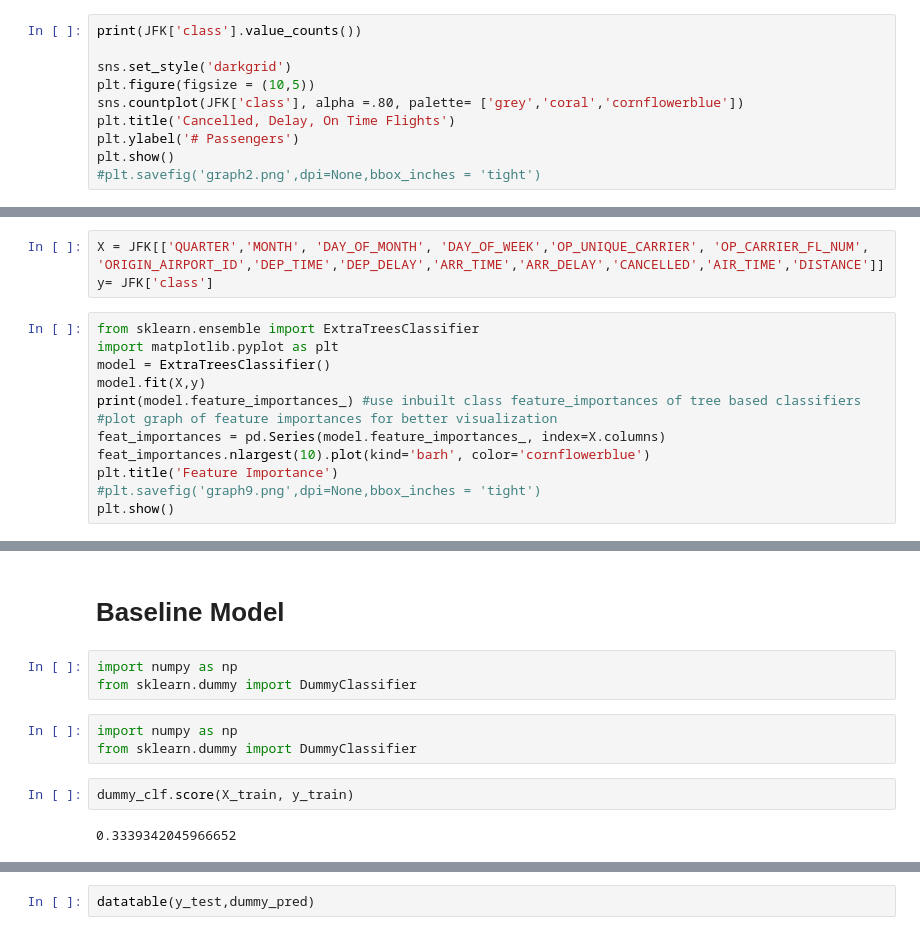
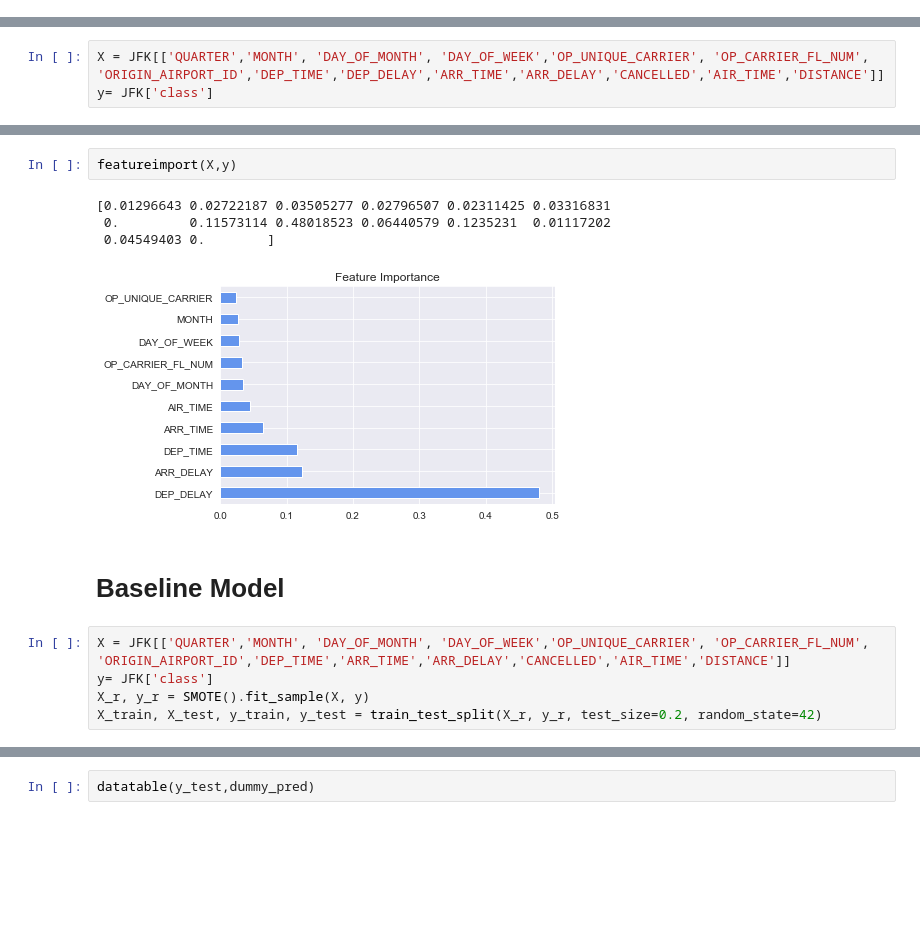
Before and after one commit to emilia329/Fly-High, a Jupyter notebook: JFKModel.ipynb, the cells around one changed output, grey strips where cells are left out. Cells and saved outputs as stored; diff of their text form; blank space fills up the shorter version.

```diff
--- a/JFKModel.ipynb
+++ b/JFKModel.ipynb
@@ -58,10 +47,0 @@ percentage of ontime fights 72.21180880974696
-# %%
-print(JFK['class'].value_counts())
-
-sns.set_style('darkgrid')
-plt.figure(figsize = (10,5))
-sns.countplot(JFK['class'], alpha =.80, palette= ['grey','coral','cornflowerblue'])
-plt.title('Cancelled, Delay, On Time Flights')
-plt.ylabel('# Passengers')
-plt.show()
-#plt.savefig('graph2.png',dpi=None,bbox_inches = 'tight')
@@ -74,15 +62,3 @@ Name: class, dtype: int64
 # %%
 X = JFK[['QUARTER','MONTH', 'DAY_OF_MONTH', 'DAY_OF_WEEK','OP_UNIQUE_CARRIER', 'OP_CARRIER_FL_NUM', 'ORIGIN_AIRPORT_ID','DEP_TIME','DEP_DELAY','ARR_TIME','ARR_DELAY','CANCELLED','AIR_TIME','DISTANCE']]
 y= JFK['class']
-# %%
-from sklearn.ensemble import ExtraTreesClassifier
-import matplotlib.pyplot as plt
-model = ExtraTreesClassifier()
-model.fit(X,y)
-print(model.feature_importances_) #use inbuilt class feature_importances of tree based classifiers
-#plot graph of feature importances for better visualization
-feat_importances = pd.Series(model.feature_importances_, index=X.columns)
-feat_importances.nlargest(10).plot(kind='barh', color='cornflowerblue')
-plt.title('Feature Importance')
-#plt.savefig('graph9.png',dpi=None,bbox_inches = 'tight')
-plt.show()
@@ -94,12 +65,14 @@ plt.show()
+# %%
+featureimport(X,y)
+# %% [output]
+[0.01296643 0.02722187 0.03505277 0.02796507 0.02311425 0.03316831
+ 0.         0.11573114 0.48018523 0.06440579 0.1235231  0.01117202
+ 0.04549403 0.        ]
+[figure, added]
 # %% [markdown]
 # Baseline Model
-# %%
-import numpy as np
-from sklearn.dummy import DummyClassifier
-# %%
-import numpy as np
-from sklearn.dummy import DummyClassifier
-# %%
-dummy_clf.score(X_train, y_train)
-# %% [output]
-0.3339342045966652
+# %%
+X = JFK[['QUARTER','MONTH', 'DAY_OF_MONTH', 'DAY_OF_WEEK','OP_UNIQUE_CARRIER', 'OP_CARRIER_FL_NUM', 'ORIGIN_AIRPORT_ID','DEP_TIME','ARR_TIME','ARR_DELAY','CANCELLED','AIR_TIME','DISTANCE']]
+y= JFK['class']
+X_r, y_r = SMOTE().fit_sample(X, y)
+X_train, X_test, y_train, y_test = train_test_split(X_r, y_r, test_size=0.2, random_state=42)
```
Also changed, not shown: parts of 20 cells of this notebook.
